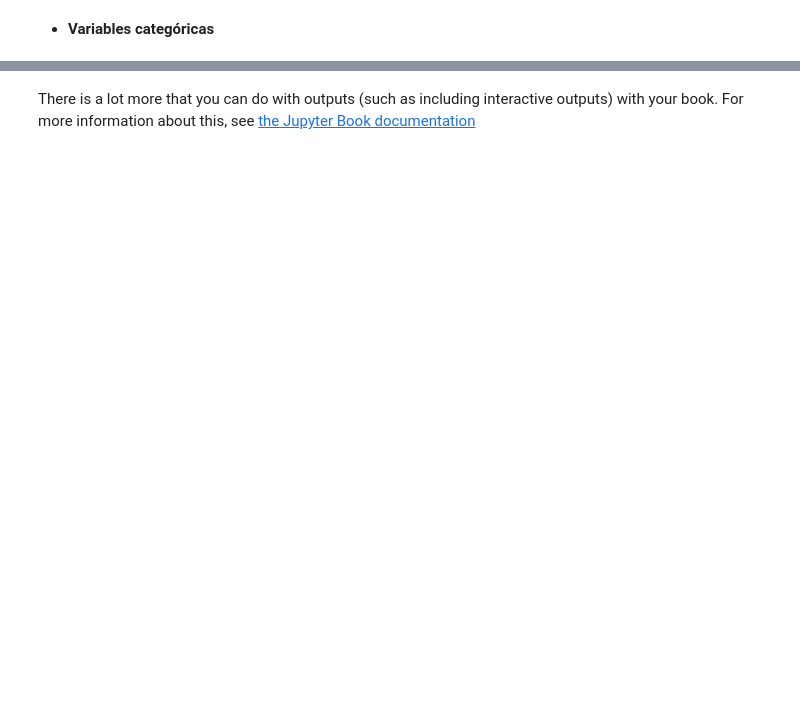
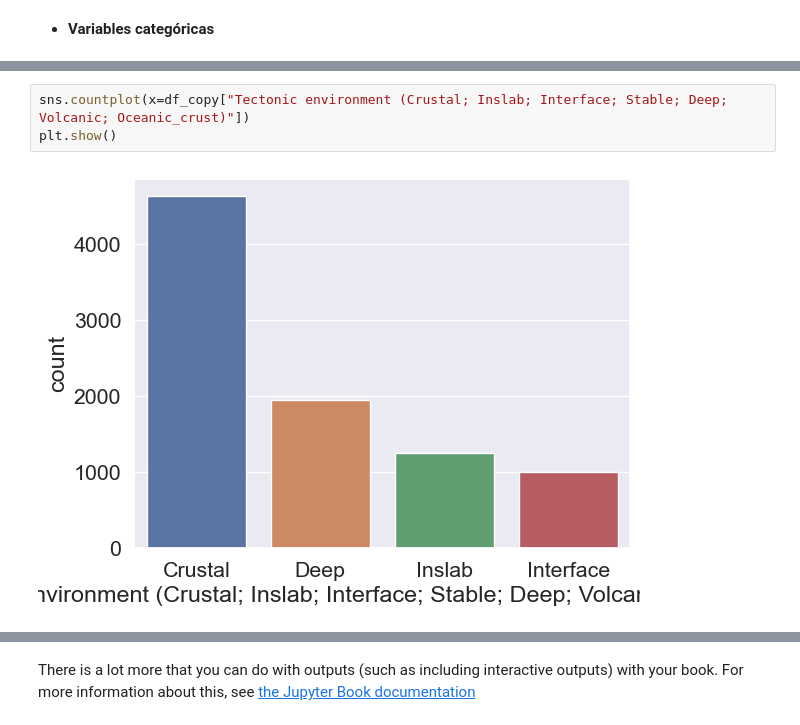
Before and after one commit to eliasibpajaro/JBookProjectML2025, a Jupyter notebook: _sources/eda.ipynb, the cells around one changed output, grey strips where cells are left out. Drawn from its saved outputs; the diff is of its cells as text; blank space fills up the shorter version.

```diff
--- a/_sources/eda.ipynb
+++ b/_sources/eda.ipynb
@@ -279,0 +433,5 @@ plt.show()
+# %%
+sns.countplot(x=df_copy["Tectonic environment (Crustal; Inslab; Interface; Stable; Deep; Volcanic; Oceanic_crust)"])
+plt.show()
+# %% [output]
+[figure, added]
```
Also changed, not shown: parts of 27 cells of this notebook, 13 other files.
